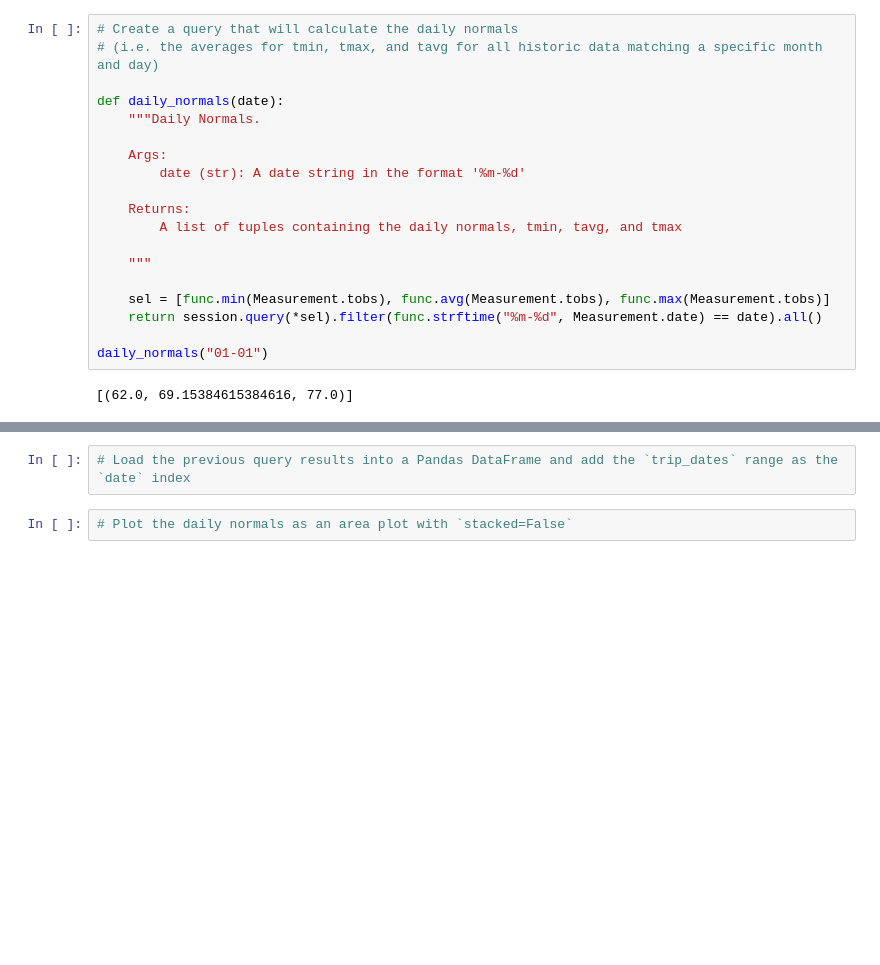
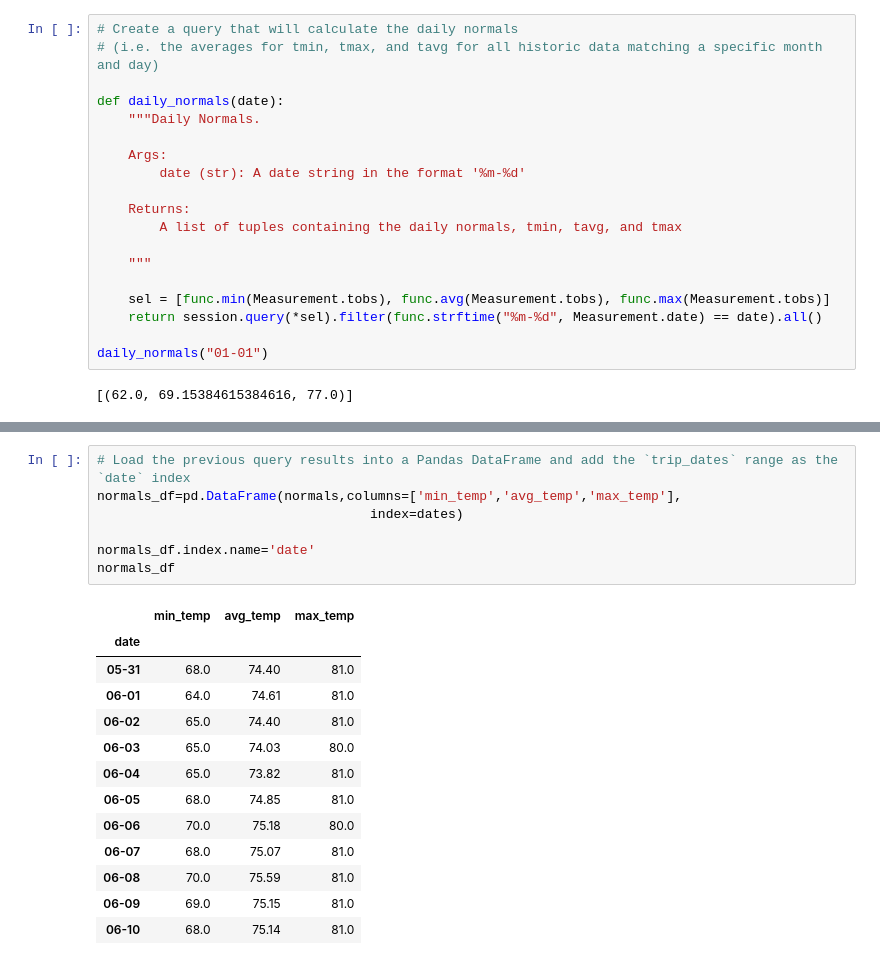
Before and after one commit to maylacdao/sqlalchemy-Hawaii-climate-analysis, a Jupyter notebook: Homework/Instructions/climate_starter.ipynb, the cells around one changed output, grey strips where cells are left out. Saved outputs shown, nothing was run; the diff lists cells and outputs as text; blank space fills up the shorter version.

```diff
--- a/Homework/Instructions/climate_starter.ipynb
+++ b/Homework/Instructions/climate_starter.ipynb
@@ -300,4 +310,21 @@ normals
 # %%
 # Load the previous query results into a Pandas DataFrame and add the `trip_dates` range as the `date` index
+normals_df=pd.DataFrame(normals,columns=['min_temp','avg_temp','max_temp'],
+                                   index=dates)
+
+normals_df.index.name='date'
+normals_df
+# %% [output]
+|  | min_temp | avg_temp | max_temp |
+| date |  |  |  |
+| 05-31 | 68.0 | 74.40 | 81.0 |
+| 06-01 | 64.0 | 74.61 | 81.0 |
+| 06-02 | 65.0 | 74.40 | 81.0 |
+| 06-03 | 65.0 | 74.03 | 80.0 |
+| 06-04 | 65.0 | 73.82 | 81.0 |
+| 06-05 | 68.0 | 74.85 | 81.0 |
+| 06-06 | 70.0 | 75.18 | 80.0 |
+| 06-07 | 68.0 | 75.07 | 81.0 |
+| 06-08 | 70.0 | 75.59 | 81.0 |
+| 06-09 | 69.0 | 75.15 | 81.0 |
+| 06-10 | 68.0 | 75.14 | 81.0 |
-# %%
-# Plot the daily normals as an area plot with `stacked=False`
```
Also changed, not shown: parts of 2 cells of this notebook, 7 other files.
